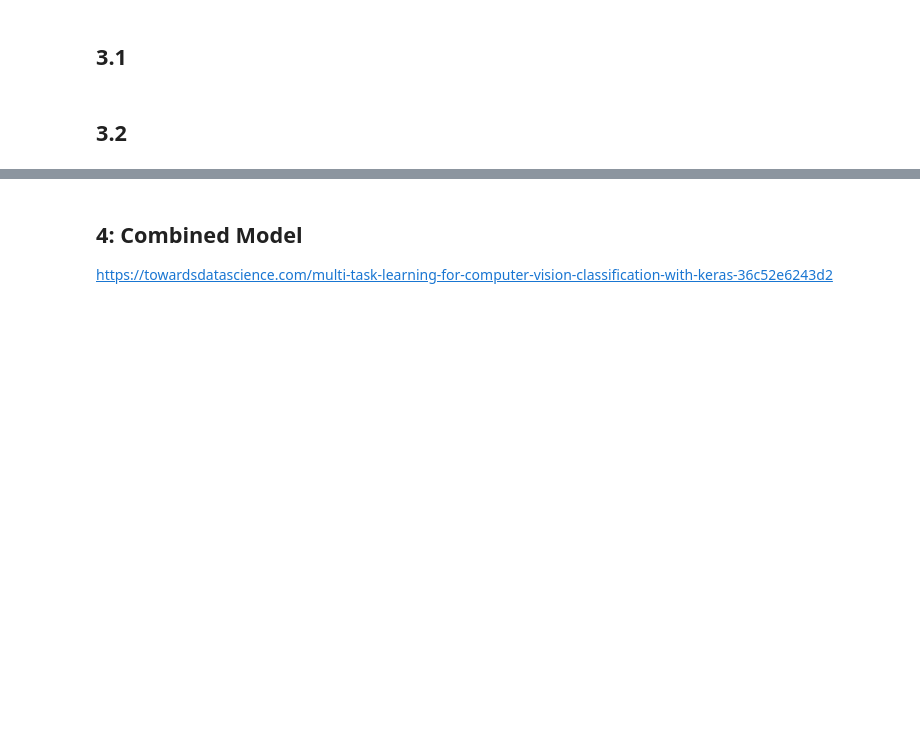
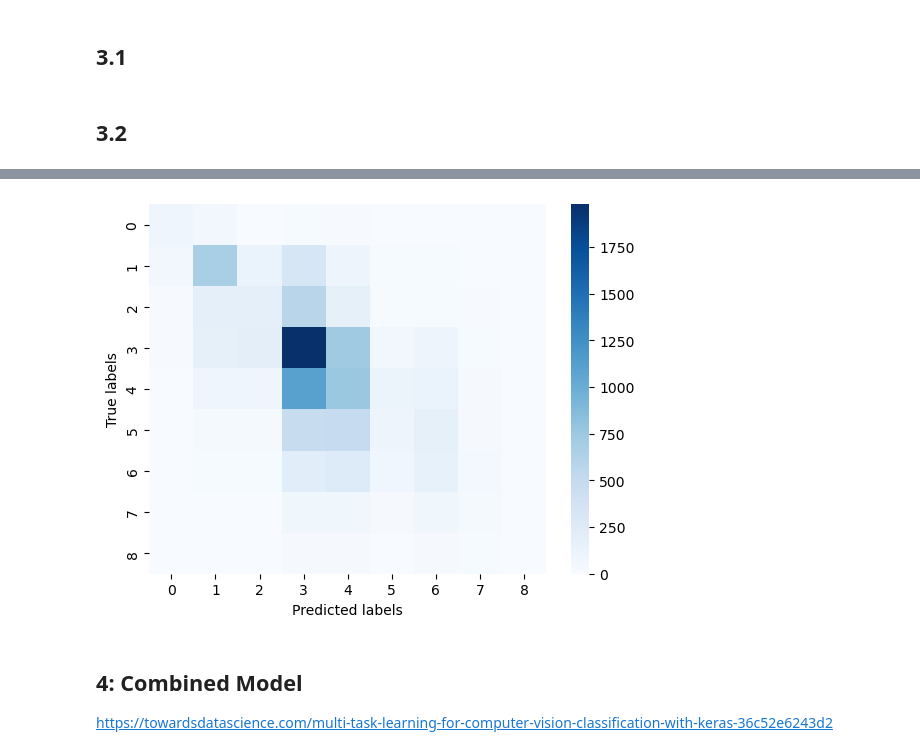
Before and after one commit to gstowe1/DeepLearning_UTK424, a Jupyter notebook: Assignment3/assignment.ipynb, the cells around one changed output, grey strips where cells are left out. Saved outputs shown, nothing was run; the diff lists cells and outputs as text; code cells hidden in the pictures; blank space fills up the shorter version.

```diff
--- a/Assignment3/assignment.ipynb
+++ b/Assignment3/assignment.ipynb
@@ -359,12 +365,12 @@ plt.show()
 # %% [markdown]
 ## 3.2
 # %%
-age_large_CNN_model = create_CNN_model(9)
-age_large_CNN_model.compile(optimizer='sgd', loss='categorical_crossentropy', metrics=['accuracy'])
+age_large_CNN_model = create_custom_CNN_model(9)
+age_large_CNN_model.compile(optimizer='adam', loss='categorical_crossentropy', metrics=['accuracy'])
 
 print(age_large_CNN_model.summary())
 
-logdir = os.path.join("logs/2.2", datetime.datetime.now().strftime("%Y%m%d-%H%M%S"))
+logdir = os.path.join("logs/3.2", datetime.datetime.now().strftime("%Y%m%d-%H%M%S"))
 tensorboard_callback = tf.keras.callbacks.TensorBoard(logdir, histogram_freq=1)
 
 # Train the model
@@ -376,6 +401,6 @@ age_large_CNN_model.fit(x=train_X,
 # %%
 # Create a heatmap confusion matrix
-y_pred = age_CNN_model.predict(test_X)
+y_pred = age_large_CNN_model.predict(test_X)
 y_pred = np.argmax(y_pred, axis=1)
 y_true = np.argmax(age_test_Y, axis=1)
 
@@ -387,3 +412,4 @@ sns.heatmap(cm, cmap='Blues')
 plt.xlabel('Predicted labels')
 plt.ylabel('True labels')
 plt.show()
+# %% [output]
@@ -390,3 +418,4 @@ plt.show()
+[figure, added]
 # %% [markdown]
 ## 4: Combined Model
 
```
Also changed, not shown: parts of 14 cells of this notebook, 18 other files.
